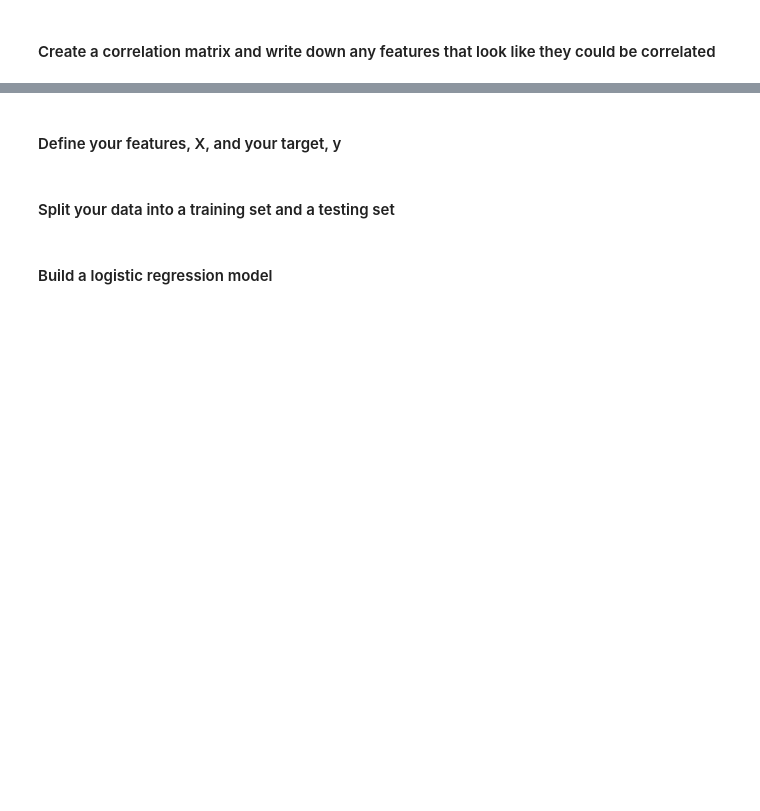
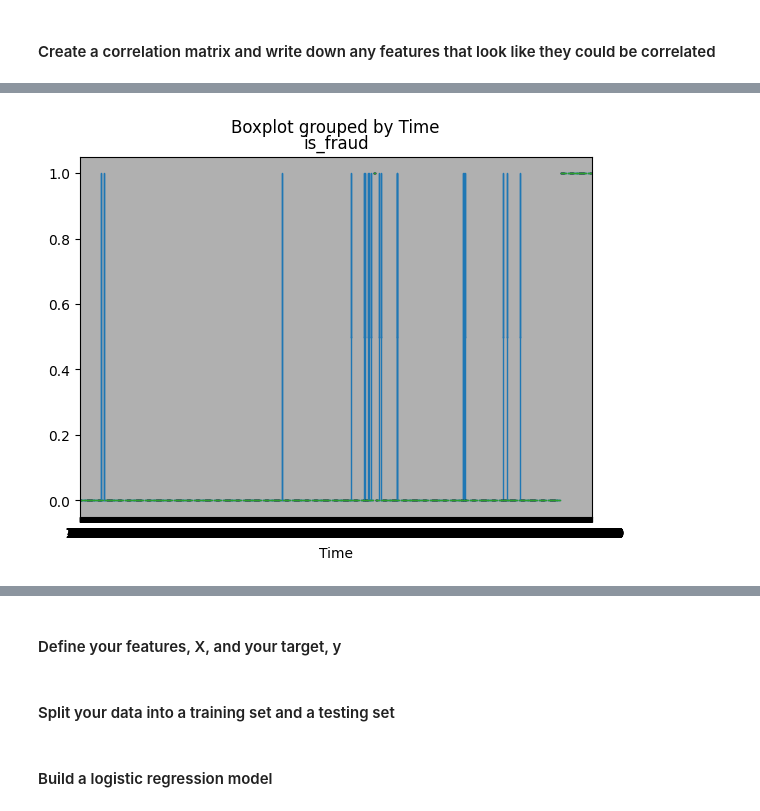
Before and after one commit to jmichaelh/Intro-to-AI-with-Python, a Jupyter notebook: Day_4/Final Lab.ipynb, the cells around one changed output, grey strips where cells are left out. Drawn from its saved outputs; the diff is of its cells as text; code cells hidden in the pictures; blank space fills up the shorter version.

```diff
--- a/Day_4/Final Lab.ipynb
+++ b/Day_4/Final Lab.ipynb
@@ -130,0 +84,4 @@ sns.lmplot(x='V11', y='is_fraud', data=ccData, aspect=1.5, scatter_kws={'alpha':
+# %%
+ccData.boxplot(column ='is_fraud', by='Time');
+# %% [output]
+[figure, added]
```
Also changed, not shown: parts of 29 cells of this notebook.
